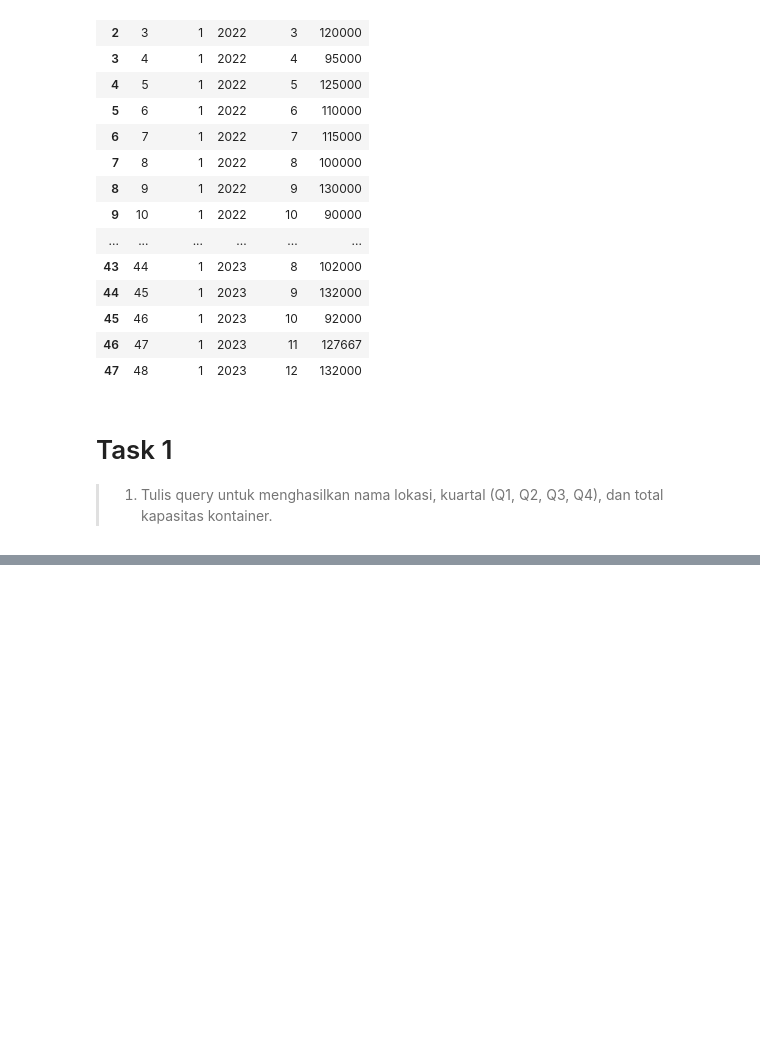
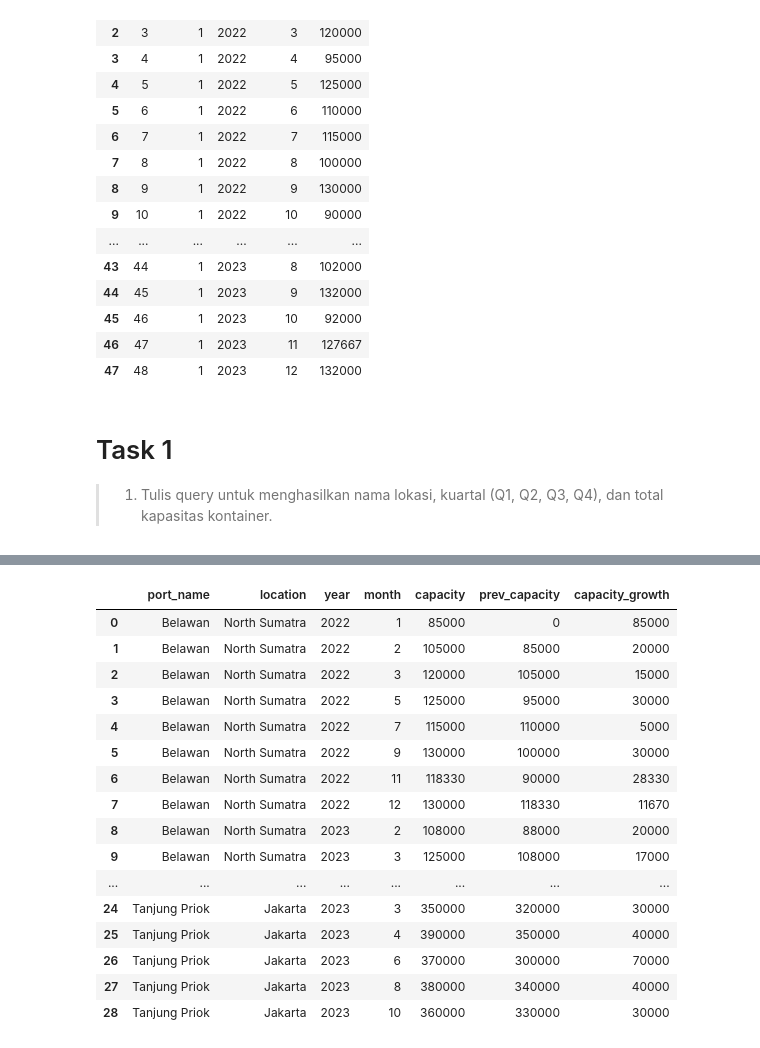
Before and after one commit to aldidoanta/ilcs-case-study, a Jupyter notebook: 3/3.ipynb, the cells around one changed output, grey strips where cells are left out. Drawn from its saved outputs; the diff is of its cells as text; code cells hidden in the pictures; blank space fills up the shorter version.

```diff
--- a/3/3.ipynb
+++ b/3/3.ipynb
@@ -115,0 +182,31 @@ pd.read_sql('SELECT * from details', conn)
+# %%
+pd.read_sql('''SELECT data.*, (data.capacity - data.prev_capacity) as capacity_growth
+            FROM (
+              SELECT d.port_name as port_name,
+                d.location as location,
+                c.year as year,
+                c.month as month,
+                c.capacity as capacity,
+                LAG (c.capacity, 1, 0) OVER (PARTITION BY d.port_id) as prev_capacity
+              FROM details d LEFT JOIN capacities c ON c.port_id = d.port_id
+            ) data
+            WHERE capacity_growth > 0
+            ORDER BY data.port_name, data.year, data.month''', conn)
+# %% [output]
+|  | port_name | location | year | month | capacity | prev_capacity | capacity_growth |
+| 0 | Belawan | North Sumatra | 2022 | 1 | 85000 | 0 | 85000 |
+| 1 | Belawan | North Sumatra | 2022 | 2 | 105000 | 85000 | 20000 |
+| 2 | Belawan | North Sumatra | 2022 | 3 | 120000 | 105000 | 15000 |
+| 3 | Belawan | North Sumatra | 2022 | 5 | 125000 | 95000 | 30000 |
+| 4 | Belawan | North Sumatra | 2022 | 7 | 115000 | 110000 | 5000 |
+| 5 | Belawan | North Sumatra | 2022 | 9 | 130000 | 100000 | 30000 |
+| 6 | Belawan | North Sumatra | 2022 | 11 | 118330 | 90000 | 28330 |
+| 7 | Belawan | North Sumatra | 2022 | 12 | 130000 | 118330 | 11670 |
+| 8 | Belawan | North Sumatra | 2023 | 2 | 108000 | 88000 | 20000 |
+| 9 | Belawan | North Sumatra | 2023 | 3 | 125000 | 108000 | 17000 |
+| ... | ... | ... | ... | ... | ... | ... | ... |
+| 24 | Tanjung Priok | Jakarta | 2023 | 3 | 350000 | 320000 | 30000 |
+| 25 | Tanjung Priok | Jakarta | 2023 | 4 | 390000 | 350000 | 40000 |
+| 26 | Tanjung Priok | Jakarta | 2023 | 6 | 370000 | 300000 | 70000 |
+| 27 | Tanjung Priok | Jakarta | 2023 | 8 | 380000 | 340000 | 40000 |
+| 28 | Tanjung Priok | Jakarta | 2023 | 10 | 360000 | 330000 | 30000 |
```
Also changed, not shown: parts of 4 cells of this notebook.
